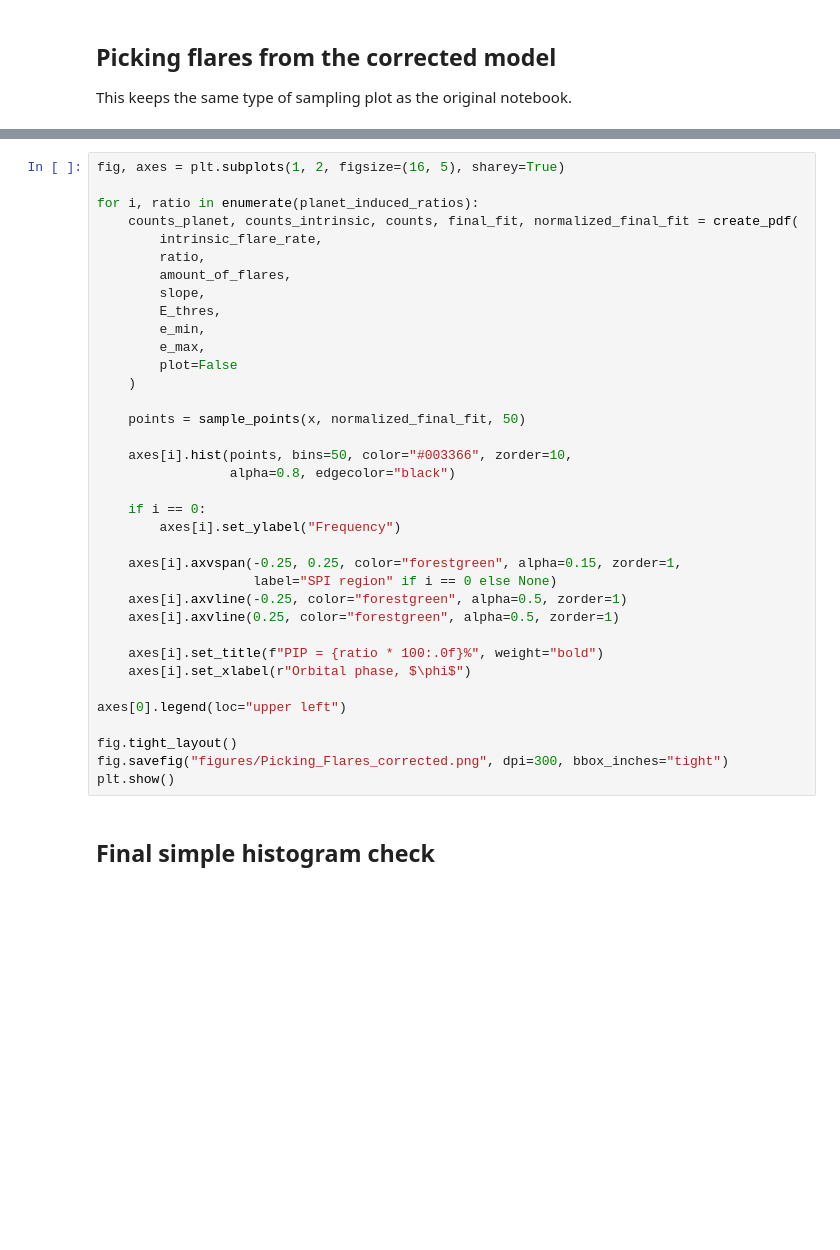
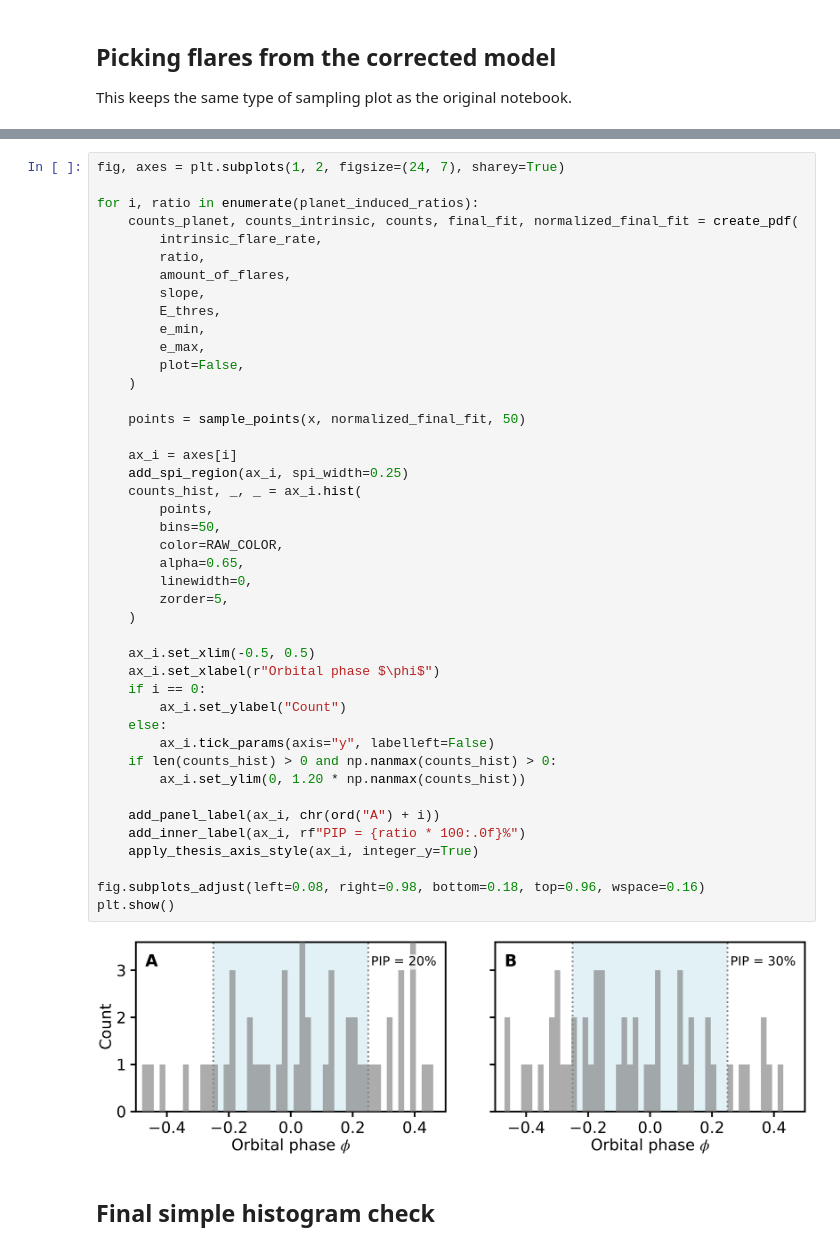
Before and after one commit to CHindriks/Selas, a Jupyter notebook: Notebooks/Flare_Distribution_Model.ipynb, the cells around one changed output, grey strips where cells are left out. Cells and saved outputs as stored; diff of their text form; blank space fills up the shorter version.

```diff
--- a/Notebooks/Flare_Distribution_Model.ipynb
+++ b/Notebooks/Flare_Distribution_Model.ipynb
@@ -827,39 +772,48 @@ ValueError: x and y must have same first dimension, but have shapes (50,) and (1
 # %%
-fig, axes = plt.subplots(1, 2, figsize=(16, 5), sharey=True)
+fig, axes = plt.subplots(1, 2, figsize=(24, 7), sharey=True)
 
 for i, ratio in enumerate(planet_induced_ratios):
     counts_planet, counts_intrinsic, counts, final_fit, normalized_final_fit = create_pdf(
         intrinsic_flare_rate,
         ratio,
         amount_of_flares,
         slope,
         E_thres,
         e_min,
         e_max,
-        plot=False
+        plot=False,
     )
 
     points = sample_points(x, normalized_final_fit, 50)
 
-    axes[i].hist(points, bins=50, color="#003366", zorder=10,
-                 alpha=0.8, edgecolor="black")
+    ax_i = axes[i]
+    add_spi_region(ax_i, spi_width=0.25)
+    counts_hist, _, _ = ax_i.hist(
+        points,
+        bins=50,
+        color=RAW_COLOR,
+        alpha=0.65,
+        linewidth=0,
+        zorder=5,
+    )
 
+    ax_i.set_xlim(-0.5, 0.5)
+    ax_i.set_xlabel(r"Orbital phase $\phi$")
     if i == 0:
-        axes[i].set_ylabel("Frequency")
+        ax_i.set_ylabel("Count")
+    else:
+        ax_i.tick_params(axis="y", labelleft=False)
+    if len(counts_hist) > 0 and np.nanmax(counts_hist) > 0:
+        ax_i.set_ylim(0, 1.20 * np.nanmax(counts_hist))
 
-    axes[i].axvspan(-0.25, 0.25, color="forestgreen", alpha=0.15, zorder=1,
-                    label="SPI region" if i == 0 else None)
-    axes[i].axvline(-0.25, color="forestgreen", alpha=0.5, zorder=1)
-    axes[i].axvline(0.25, color="forestgreen", alpha=0.5, zorder=1)
+    add_panel_label(ax_i, chr(ord("A") + i))
+    add_inner_label(ax_i, rf"PIP = {ratio * 100:.0f}%")
+    apply_thesis_axis_style(ax_i, integer_y=True)
 
-    axes[i].set_title(f"PIP = {ratio * 100:.0f}%", weight="bold")
-    axes[i].set_xlabel(r"Orbital phase, $\phi$")
-
-axes[0].legend(loc="upper left")
-
-fig.tight_layout()
-fig.savefig("figures/Picking_Flares_corrected.png", dpi=300, bbox_inches="tight")
+fig.subplots_adjust(left=0.08, right=0.98, bottom=0.18, top=0.96, wspace=0.16)
 plt.show()
+# %% [output]
+[figure, added]
 # %% [markdown]
 ## Final simple histogram check
 # %%
```
Also changed, not shown: parts of 13 cells of this notebook, 7 other files.
